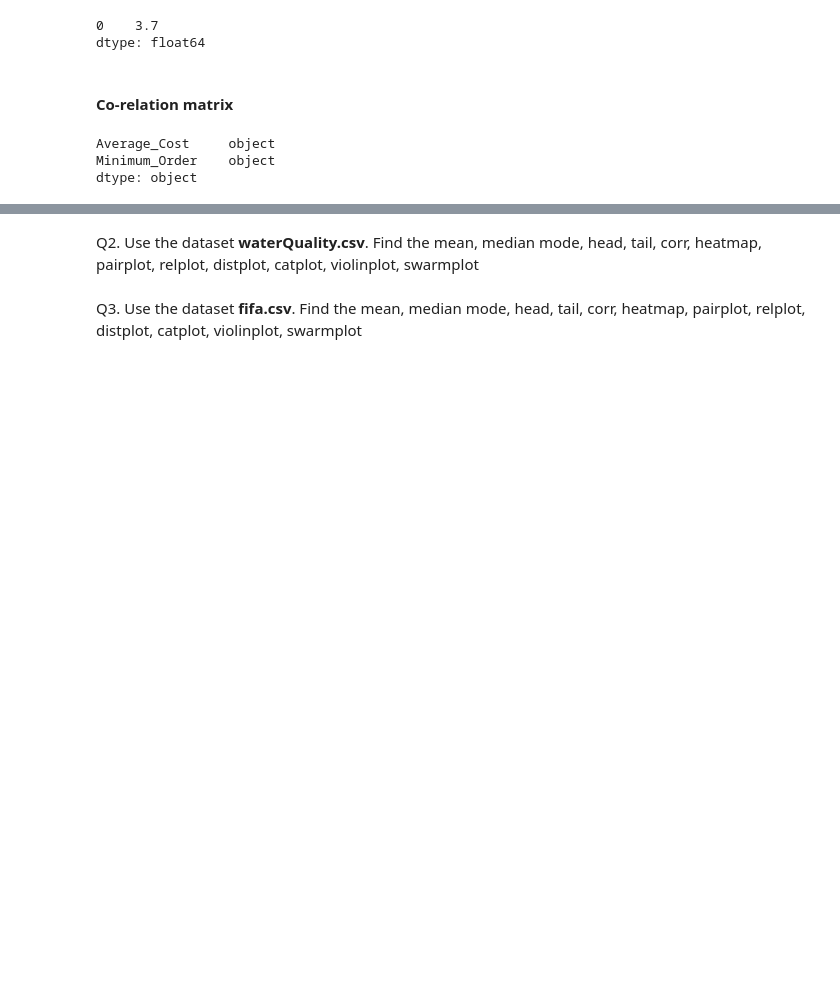
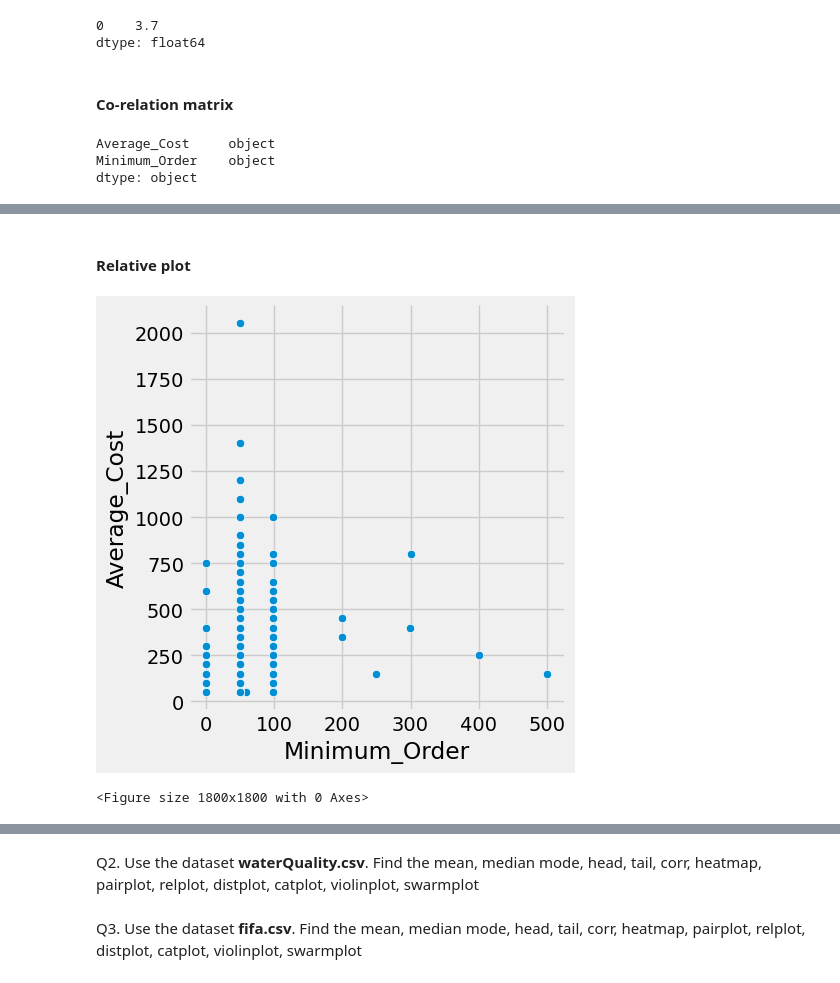
Before and after one commit to mahimai-raja/karunya_100days_ML, a Jupyter notebook: DAY_03/Exploratory-Data-Analysis.ipynb, the cells around one changed output, grey strips where cells are left out. Saved outputs shown, nothing was run; the diff lists cells and outputs as text; code cells hidden in the pictures; blank space fills up the shorter version.

```diff
--- a/DAY_03/Exploratory-Data-Analysis.ipynb
+++ b/DAY_03/Exploratory-Data-Analysis.ipynb
@@ -379,0 +480,10 @@ ValueError: zero-size array to reduction operation fmin which has no identity
+# %% [markdown]
+#### Relative plot
+# %%
+sns.relplot(y = 'Average_Cost', x = 'Minimum_Order', data = new)
+plt.style.use('fivethirtyeight')
+plt.figure(figsize=(18,18))
+plt.show()
+# %% [output]
+[figure, added]
+<Figure size 1800x1800 with 0 Axes>
```
Also changed, not shown: parts of 20 cells of this notebook.
